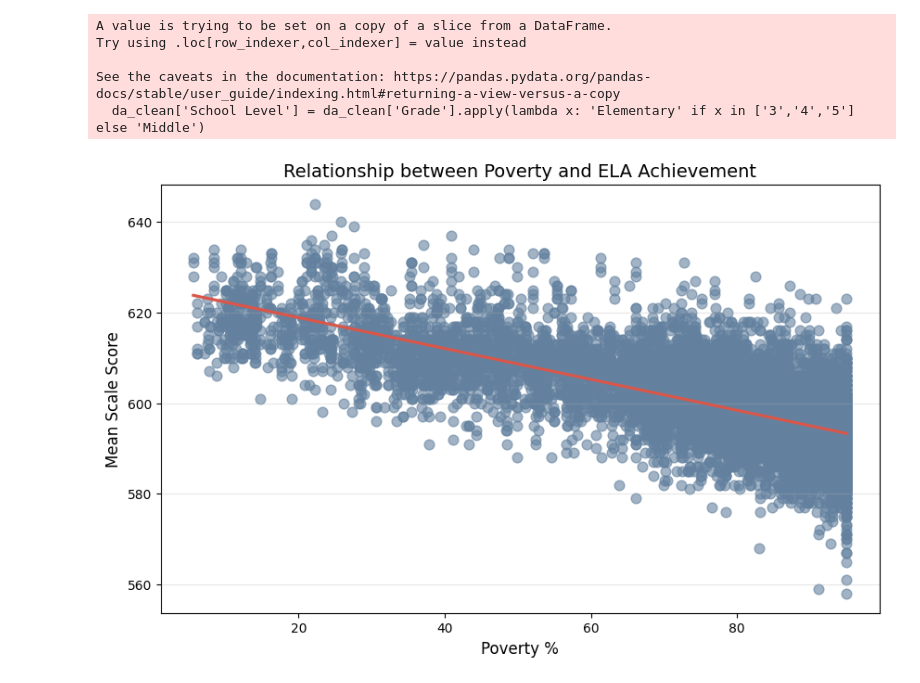
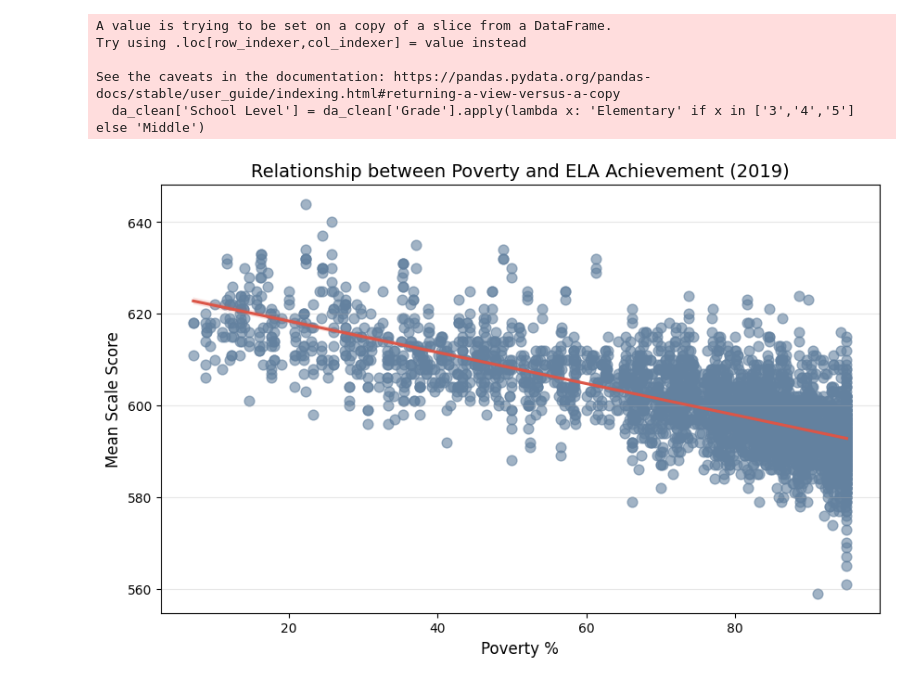
Before and after one commit to madisonajones/Master-s-Project, a Jupyter notebook: EDA_cont.ipynb, the cells around one changed output. Drawn from its saved outputs; the diff is of its cells as text; code cells hidden in the pictures.

```diff
--- a/EDA_cont.ipynb
+++ b/EDA_cont.ipynb
@@ -43,25 +43,27 @@ See the caveats in the documentation: https://pandas.pydata.org/pandas-docs/stab
 da_clean = da_clean[da_clean['Grade'] != 'All Grades']
 # %%
 da_clean['poverty_clean'] = da_clean['% Poverty'] * 100
+# %%
+da_clean_2019 = da_clean[da_clean['Year'] == 2019]
 # %%
 
 
 
 plt.figure(figsize=(10, 6))
 
-sns.regplot(data=da_clean, x='poverty_clean', y='mean_scale_score',
+sns.regplot(data=da_clean_2019, x='poverty_clean', y='mean_scale_score',
             scatter_kws={'color': "#63819f", 'alpha': 0.6, 's': 60},
             line_kws={'color': "#db5648"})
 
 
-plt.title('Relationship between Poverty and ELA Achievement', fontsize=14)
+plt.title('Relationship between Poverty and ELA Achievement (2019)', fontsize=14)
 plt.xlabel('Poverty %', fontsize=12)
 plt.ylabel('Mean Scale Score', fontsize=12)
 plt.grid(axis='y', alpha=0.3)
 
 plt.show()
 # %% [output]
-[figure, old version]
+[figure, new version]
 # %%
 da_clean
 # %% [output]
```
Also changed, not shown: parts of 7 cells of this notebook, 15 other files.
